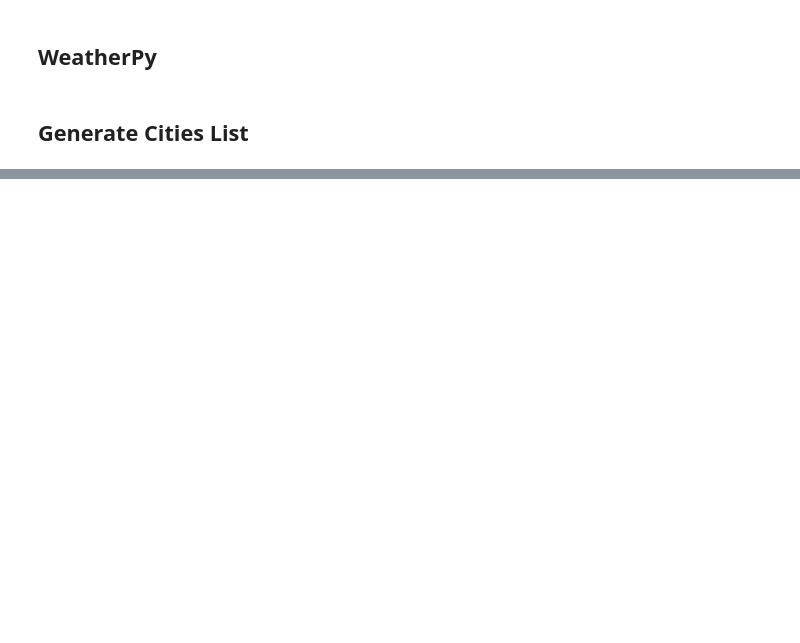
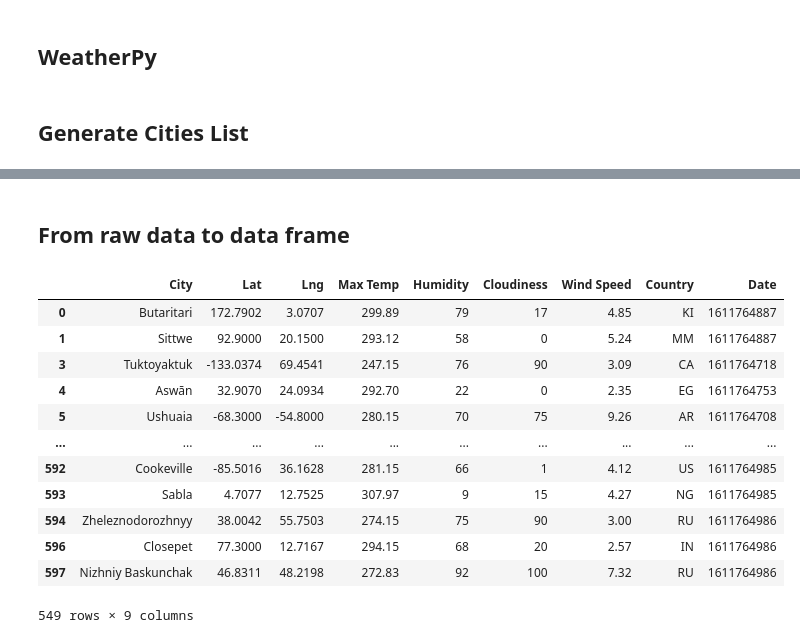
Before and after one commit to JaviPardox/Weather-Vacation-API, a Jupyter notebook: WeatherPy.ipynb, the cells around one changed output, grey strips where cells are left out. Drawn from its saved outputs; the diff is of its cells as text; code cells hidden in the pictures; blank space fills up the shorter version.

Commit message:
add API calls and formatted data

```diff
--- a/WeatherPy.ipynb
+++ b/WeatherPy.ipynb
@@ -47,0 +51,30 @@ len(cities)
+# %%
+# Dataframe declaration for the storage of data
+columns_cityinfo = ["City", "Lat", "Lng", "Max Temp", "Humidity", "Cloudiness", "Wind Speed", "Country", "Date"]
+weather_pd = pd.DataFrame(columns = columns_cityinfo)
+
+# Config information
+base_url = "http://api.openweathermap.org/data/2.5/weather?q="
+api_key = "&appid=" + weather_api_key
+
+print("Beginning Data Retrieval")
+print("------------------------")
+
+aver = []
+
+for city in cities:
+
+    # Concatinate URL for API request
+    url = base_url + city + api_key
+
+    print("Processing Record " + str((cities.index(city))+1) + " of " + str(len(cities)) + " | " + city)
+
+    # Get weather data
+    weather_response = requests.get(url)
+    weather_json = weather_response.json()
+
+    if(weather_json["cod"] != "404"):
+        weather_pd.loc[cities.index(city)] = [weather_json["name"], weather_json["coord"]["lon"], weather_json["coord"]["lat"], weather_json["main"]["temp_max"], weather_json["main"]["humidity"], weather_json["clouds"]["all"], weather_json["wind"]["speed"], weather_json["sys"]["country"], weather_json["dt"]]
+
+    else:
+        print("City not found. Skipping...")
@@ -47,0 +99,18 @@ len(cities)
+# %% [markdown]
+## From raw data to data frame
+# %%
+weather_pd
+# %% [output]
+|  | City | Lat | Lng | Max Temp | Humidity | Cloudiness | Wind Speed | Country | Date |
+| 0 | Butaritari | 172.7902 | 3.0707 | 299.89 | 79 | 17 | 4.85 | KI | 1611764887 |
+| 1 | Sittwe | 92.9000 | 20.1500 | 293.12 | 58 | 0 | 5.24 | MM | 1611764887 |
+| 3 | Tuktoyaktuk | -133.0374 | 69.4541 | 247.15 | 76 | 90 | 3.09 | CA | 1611764718 |
+| 4 | Aswān | 32.9070 | 24.0934 | 292.70 | 22 | 0 | 2.35 | EG | 1611764753 |
+| 5 | Ushuaia | -68.3000 | -54.8000 | 280.15 | 70 | 75 | 9.26 | AR | 1611764708 |
+| ... | ... | ... | ... | ... | ... | ... | ... | ... | ... |
+| 592 | Cookeville | -85.5016 | 36.1628 | 281.15 | 66 | 1 | 4.12 | US | 1611764985 |
+| 593 | Sabla | 4.7077 | 12.7525 | 307.97 | 9 | 15 | 4.27 | NG | 1611764985 |
+| 594 | Zheleznodorozhnyy | 38.0042 | 55.7503 | 274.15 | 75 | 90 | 3.00 | RU | 1611764986 |
+| 596 | Closepet | 77.3000 | 12.7167 | 294.15 | 68 | 20 | 2.57 | IN | 1611764986 |
+| 597 | Nizhniy Baskunchak | 46.8311 | 48.2198 | 272.83 | 92 | 100 | 7.32 | RU | 1611764986 |
+549 rows × 9 columns
```
Also changed, not shown: parts of 4 cells of this notebook.
